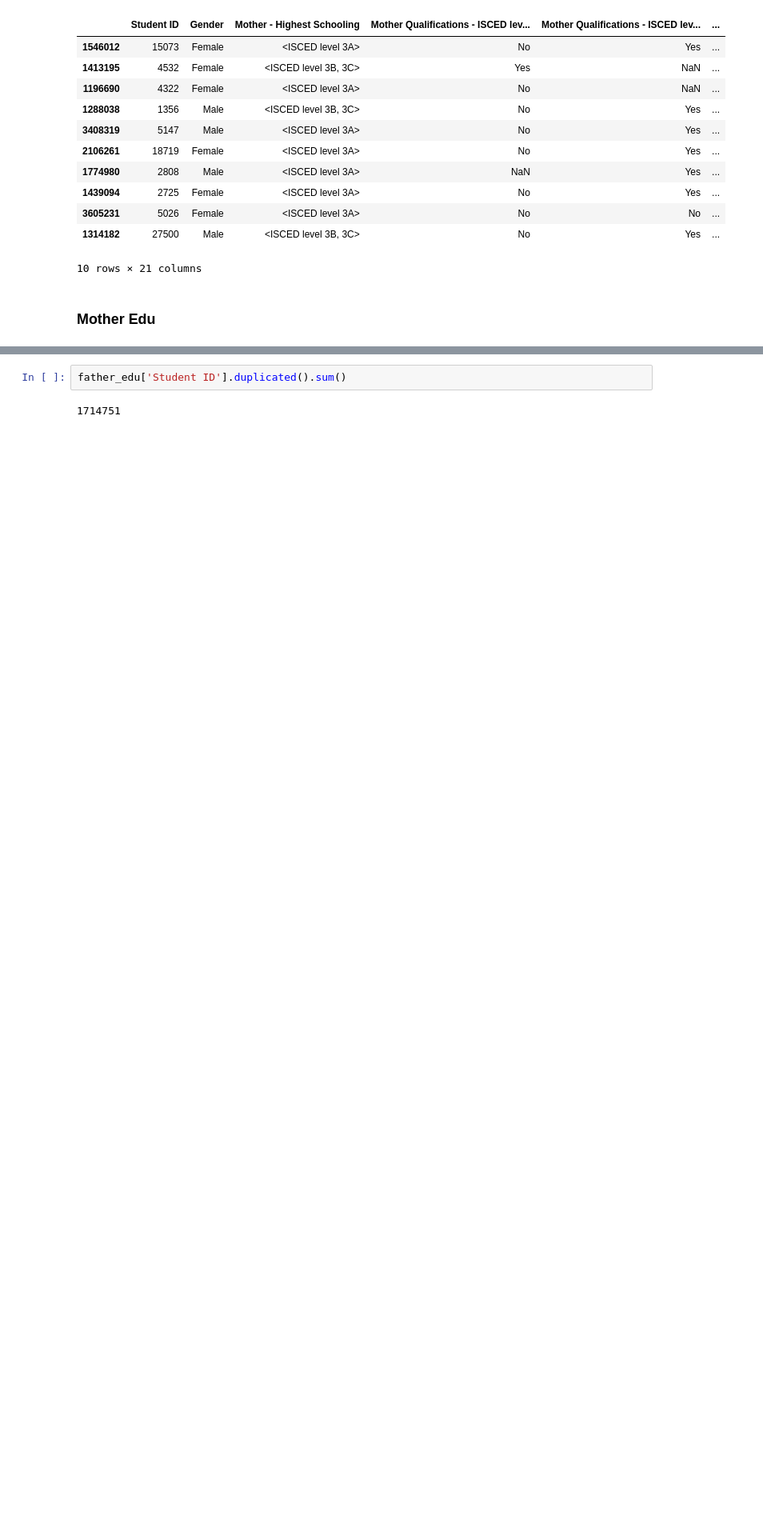
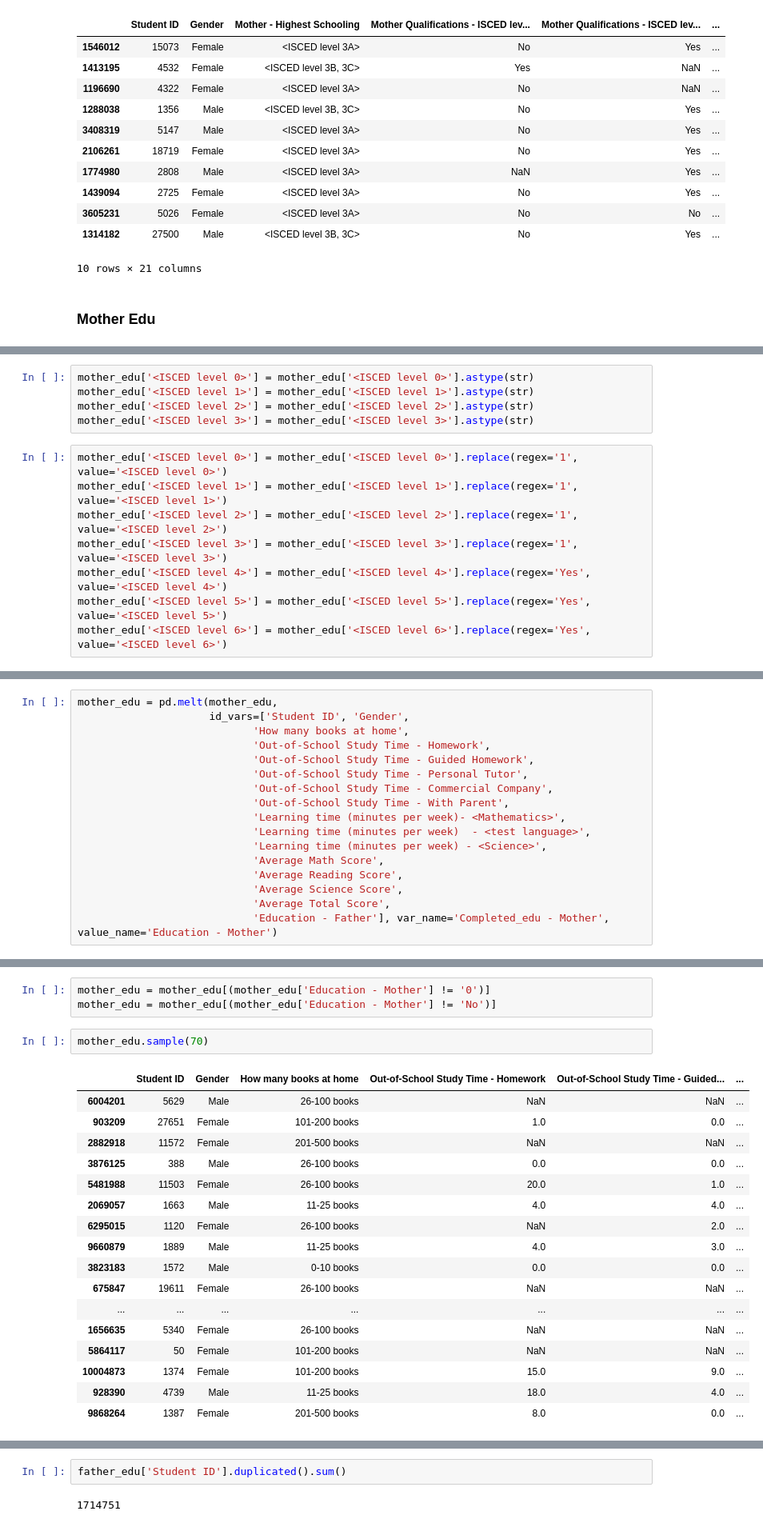
Before and after one commit to Dyke-F/Pisa-Data-Analysis, a Jupyter notebook: wrangle_pisa_data.ipynb, the cells around one changed output, grey strips where cells are left out. Shown: that part at 80% size. Saved outputs shown, nothing was run; the diff lists cells and outputs as text; blank space fills up the shorter version.

Commit message:
Clean mother edu variable

```diff
--- a/wrangle_pisa_data.ipynb
+++ b/wrangle_pisa_data.ipynb
@@ -473,0 +488,13 @@ father_edu = pisa_clean.copy()
+# %%
+mother_edu['<ISCED level 0>'] = mother_edu['<ISCED level 0>'].astype(str)
+mother_edu['<ISCED level 1>'] = mother_edu['<ISCED level 1>'].astype(str)
+mother_edu['<ISCED level 2>'] = mother_edu['<ISCED level 2>'].astype(str)
+mother_edu['<ISCED level 3>'] = mother_edu['<ISCED level 3>'].astype(str)
+# %%
+mother_edu['<ISCED level 0>'] = mother_edu['<ISCED level 0>'].replace(regex='1', value='<ISCED level 0>')
+mother_edu['<ISCED level 1>'] = mother_edu['<ISCED level 1>'].replace(regex='1', value='<ISCED level 1>')
+mother_edu['<ISCED level 2>'] = mother_edu['<ISCED level 2>'].replace(regex='1', value='<ISCED level 2>')
+mother_edu['<ISCED level 3>'] = mother_edu['<ISCED level 3>'].replace(regex='1', value='<ISCED level 3>')
+mother_edu['<ISCED level 4>'] = mother_edu['<ISCED level 4>'].replace(regex='Yes', value='<ISCED level 4>')
+mother_edu['<ISCED level 5>'] = mother_edu['<ISCED level 5>'].replace(regex='Yes', value='<ISCED level 5>')
+mother_edu['<ISCED level 6>'] = mother_edu['<ISCED level 6>'].replace(regex='Yes', value='<ISCED level 6>')
@@ -473,0 +516,17 @@ father_edu = pisa_clean.copy()
+# %%
+mother_edu = pd.melt(mother_edu,
+                     id_vars=['Student ID', 'Gender',
+                            'How many books at home',
+                            'Out-of-School Study Time - Homework',
+                            'Out-of-School Study Time - Guided Homework',
+                            'Out-of-School Study Time - Personal Tutor',
+                            'Out-of-School Study Time - Commercial Company',
+                            'Out-of-School Study Time - With Parent',
+                            'Learning time (minutes per week)- <Mathematics>',
+                            'Learning time (minutes per week)  - <test language>',
+                            'Learning time (minutes per week) - <Science>',
+                            'Average Math Score',
+                            'Average Reading Score',
+                            'Average Science Score',
+                            'Average Total Score',
+                            'Education - Father'], var_name='Completed_edu - Mother', value_name='Education - Mother')
@@ -473,0 +547,23 @@ father_edu = pisa_clean.copy()
+# %%
+mother_edu = mother_edu[(mother_edu['Education - Mother'] != '0')]
+mother_edu = mother_edu[(mother_edu['Education - Mother'] != 'No')]
+# %%
+mother_edu.sample(70)
+# %% [output]
+|  | Student ID | Gender | How many books at home | Out-of-School Study Time - Homework | Out-of-School Study Time - Guided... | ... |
+| 6004201 | 5629 | Male | 26-100 books | NaN | NaN | ... |
+| 903209 | 27651 | Female | 101-200 books | 1.0 | 0.0 | ... |
+| 2882918 | 11572 | Female | 201-500 books | NaN | NaN | ... |
+| 3876125 | 388 | Male | 26-100 books | 0.0 | 0.0 | ... |
+| 5481988 | 11503 | Female | 26-100 books | 20.0 | 1.0 | ... |
+| 2069057 | 1663 | Male | 11-25 books | 4.0 | 4.0 | ... |
+| 6295015 | 1120 | Female | 26-100 books | NaN | 2.0 | ... |
+| 9660879 | 1889 | Male | 11-25 books | 4.0 | 3.0 | ... |
+| 3823183 | 1572 | Male | 0-10 books | 0.0 | 0.0 | ... |
+| 675847 | 19611 | Female | 26-100 books | NaN | NaN | ... |
+| ... | ... | ... | ... | ... | ... | ... |
+| 1656635 | 5340 | Female | 26-100 books | NaN | NaN | ... |
+| 5864117 | 50 | Female | 101-200 books | NaN | NaN | ... |
+| 10004873 | 1374 | Female | 101-200 books | 15.0 | 9.0 | ... |
+| 928390 | 4739 | Male | 11-25 books | 18.0 | 4.0 | ... |
+| 9868264 | 1387 | Female | 201-500 books | 8.0 | 0.0 | ... |
```
Also changed, not shown: parts of 11 cells of this notebook.
